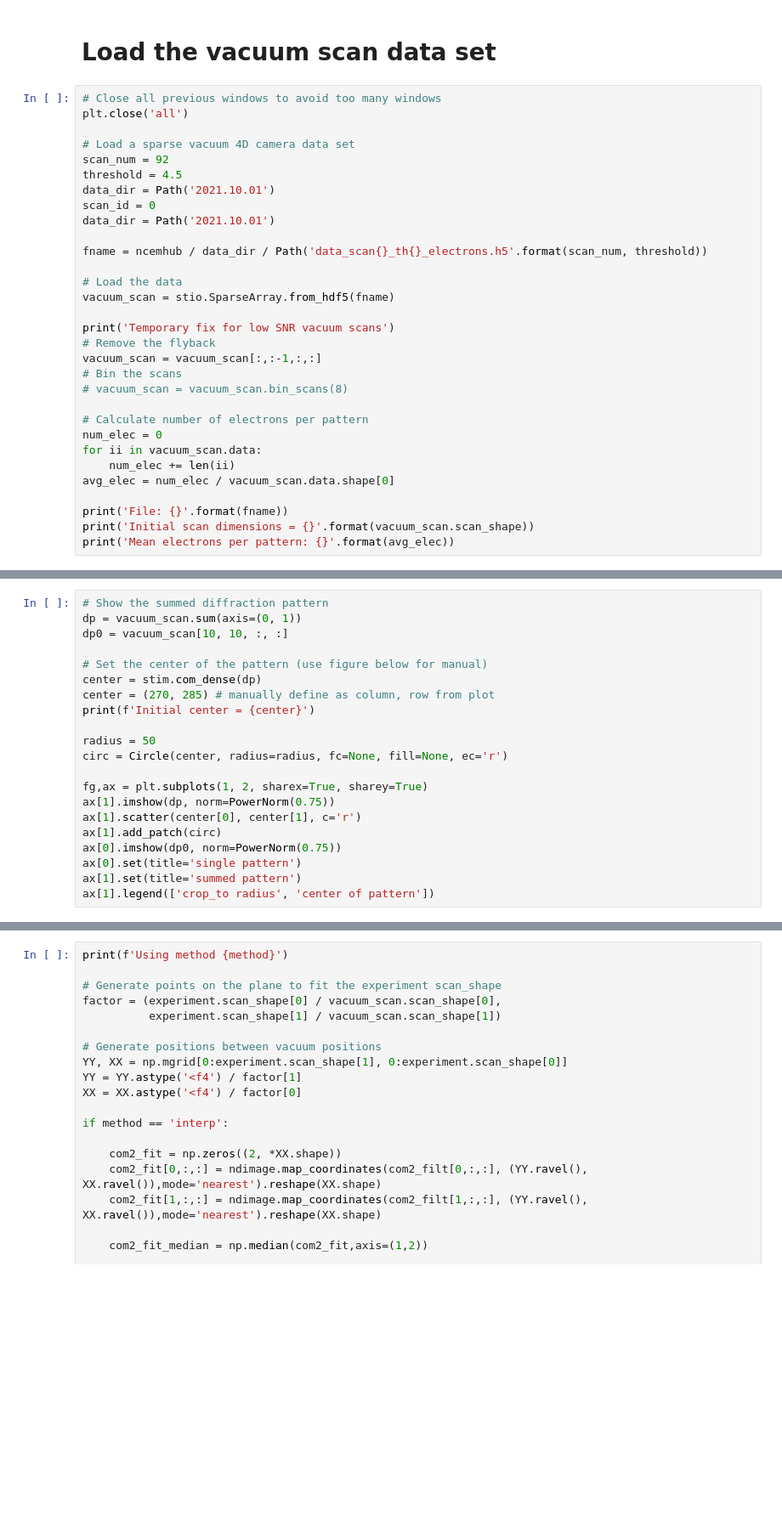
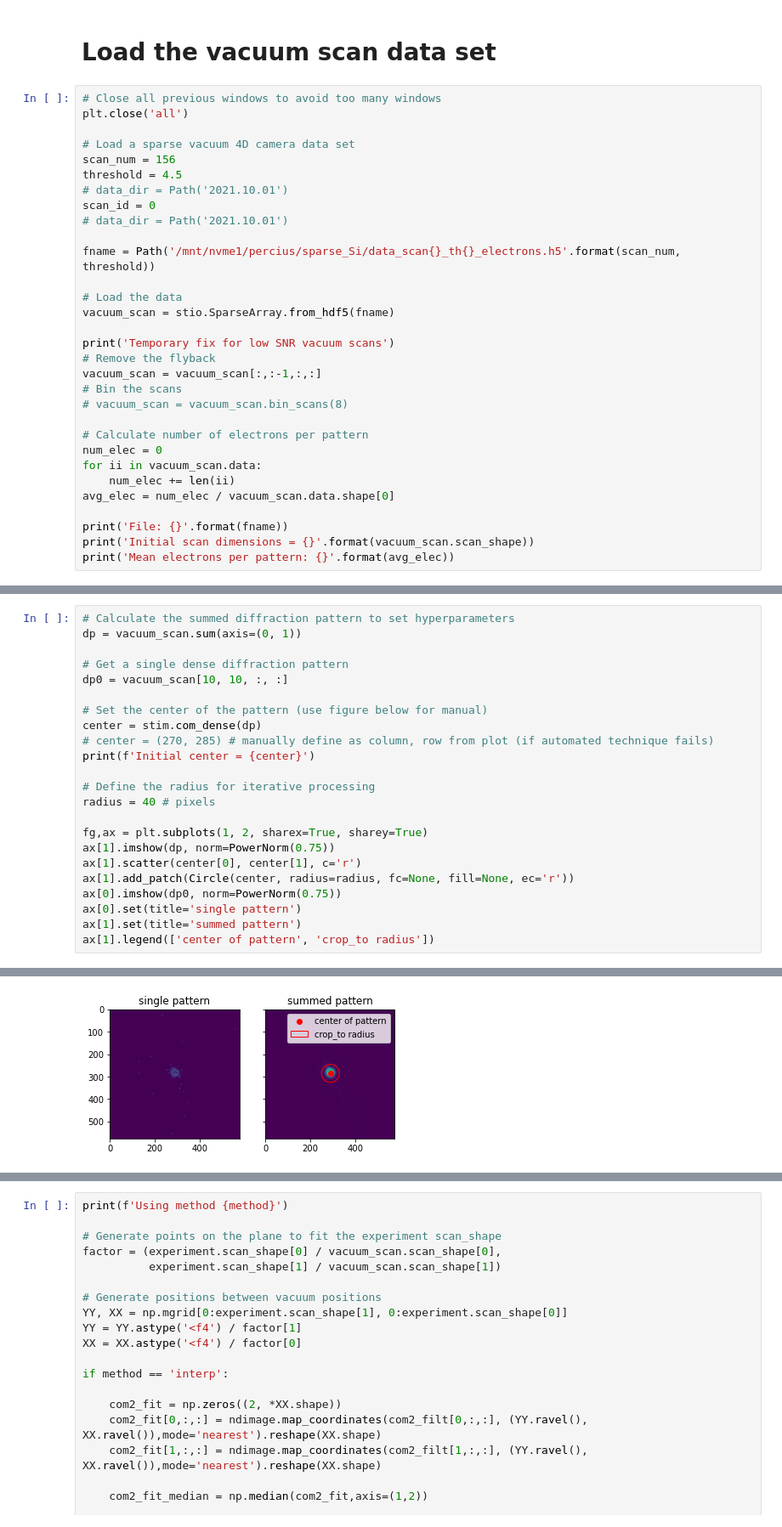
Before and after one commit to OpenChemistry/stempy, a Jupyter notebook: examples/vacuum_scan_subtract.ipynb, the cells around one changed output, grey strips where cells are left out. Shown: that part at 85% size. Cells and saved outputs as stored; diff of their text form; blank space fills up the shorter version.

Commit message:
add vacuum scan subtract notebook with example output

```diff
--- a/examples/vacuum_scan_subtract.ipynb
+++ b/examples/vacuum_scan_subtract.ipynb
@@ -46,13 +46,13 @@ def planeFit(points):
 plt.close('all')
 
 # Load a sparse vacuum 4D camera data set
-scan_num = 92
+scan_num = 156
 threshold = 4.5
-data_dir = Path('2021.10.01')
+# data_dir = Path('2021.10.01')
 scan_id = 0
-data_dir = Path('2021.10.01')
+# data_dir = Path('2021.10.01')
 
-fname = ncemhub / data_dir / Path('data_scan{}_th{}_electrons.h5'.format(scan_num, threshold))
+fname = Path('/mnt/nvme1/percius/sparse_Si/data_scan{}_th{}_electrons.h5'.format(scan_num, threshold))
 
 # Load the data
 vacuum_scan = stio.SparseArray.from_hdf5(fname)
@@ -75,21 +82,24 @@ print('Mean electrons per pattern: {}'.format(avg_elec))
 # %%
-# Show the summed diffraction pattern
+# Calculate the summed diffraction pattern to set hyperparameters
 dp = vacuum_scan.sum(axis=(0, 1))
+
+# Get a single dense diffraction pattern
 dp0 = vacuum_scan[10, 10, :, :]
 
 # Set the center of the pattern (use figure below for manual)
 center = stim.com_dense(dp)
-center = (270, 285) # manually define as column, row from plot
+# center = (270, 285) # manually define as column, row from plot (if automated technique fails)
 print(f'Initial center = {center}')
 
-radius = 50
-circ = Circle(center, radius=radius, fc=None, fill=None, ec='r')
+# Define the radius for iterative processing
+radius = 40 # pixels
 
 fg,ax = plt.subplots(1, 2, sharex=True, sharey=True)
 ax[1].imshow(dp, norm=PowerNorm(0.75))
 ax[1].scatter(center[0], center[1], c='r')
-ax[1].add_patch(circ)
+ax[1].add_patch(Circle(center, radius=radius, fc=None, fill=None, ec='r'))
 ax[0].imshow(dp0, norm=PowerNorm(0.75))
 ax[0].set(title='single pattern')
 ax[1].set(title='summed pattern')
-ax[1].legend(['crop_to radius', 'center of pattern'])
+ax[1].legend(['center of pattern', 'crop_to radius'])
+# %% [output]
@@ -96 +109,2 @@ ax[1].legend(['crop_to radius', 'center of pattern'])
+[figure, added]
 # %%
```
Also changed, not shown: parts of 17 cells of this notebook.
